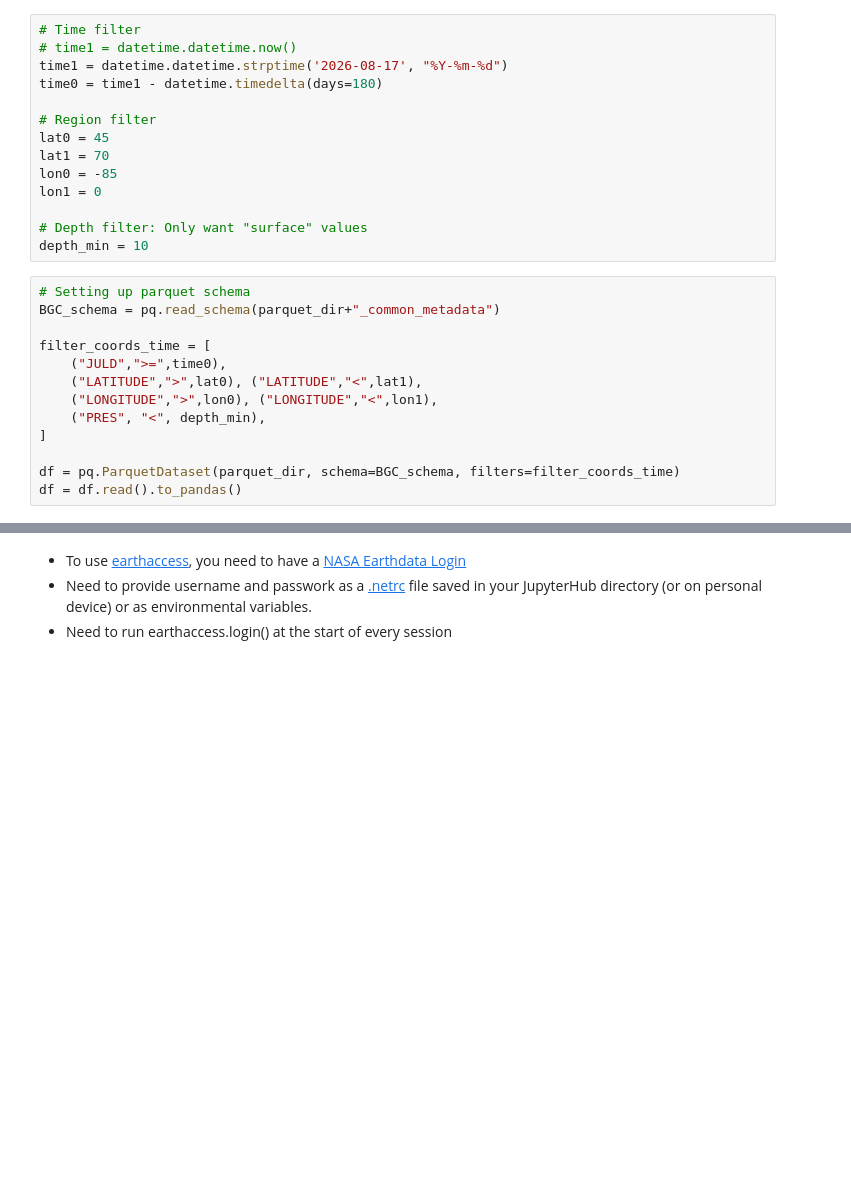
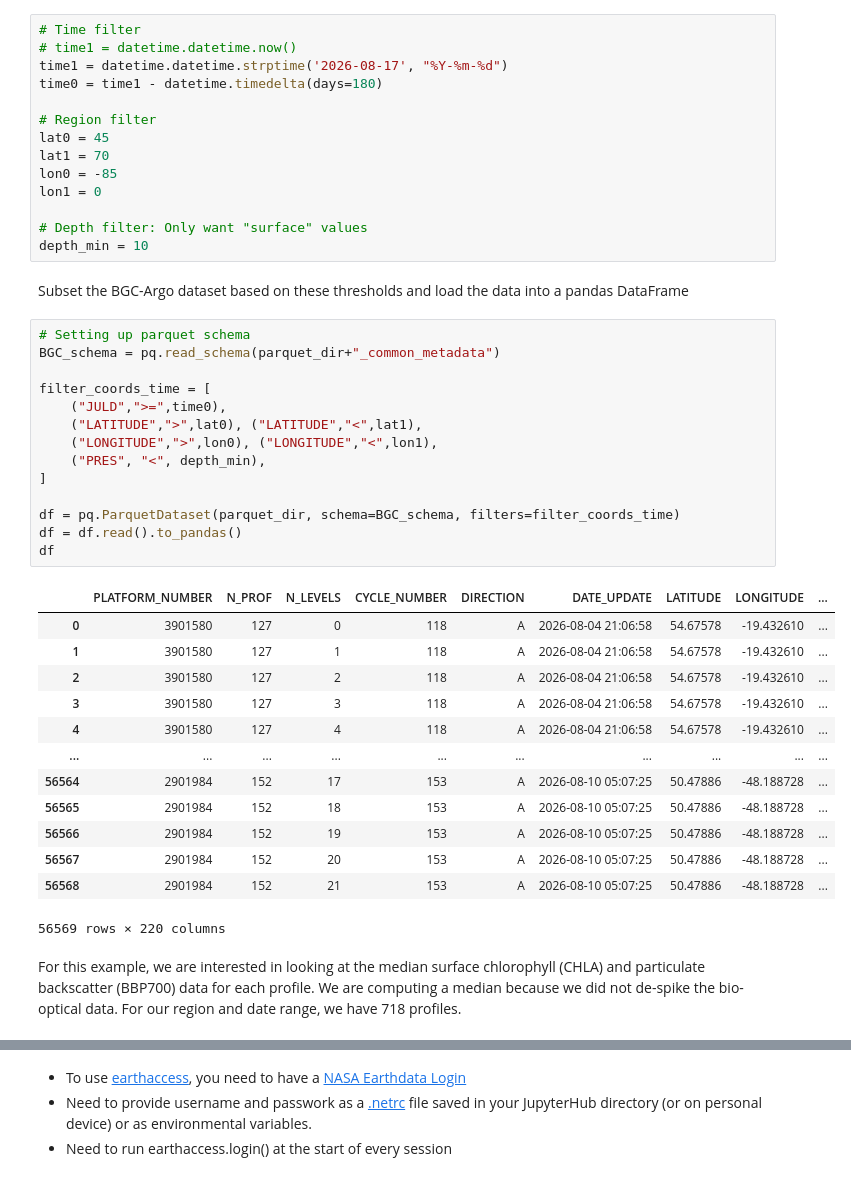
Before and after one commit to ellenrpark/gobgc26_example, a Jupyter notebook: tutorial-remote-sensing.ipynb, the cells around one changed output, grey strips where cells are left out. Saved outputs shown, nothing was run; the diff lists cells and outputs as text; blank space fills up the shorter version.

```diff
--- a/tutorial-remote-sensing.ipynb
+++ b/tutorial-remote-sensing.ipynb
@@ -33,19 +35,38 @@ lon1 = 0
 
 # Depth filter: Only want "surface" values
 depth_min = 10
+# %% [markdown]
+Subset the BGC-Argo dataset based on these thresholds and load the data into a pandas DataFrame
 # %%
 # Setting up parquet schema
 BGC_schema = pq.read_schema(parquet_dir+"_common_metadata")
 
 filter_coords_time = [
     ("JULD",">=",time0),
     ("LATITUDE",">",lat0), ("LATITUDE","<",lat1),
     ("LONGITUDE",">",lon0), ("LONGITUDE","<",lon1),
     ("PRES", "<", depth_min),
 ]
 
 df = pq.ParquetDataset(parquet_dir, schema=BGC_schema, filters=filter_coords_time)
 df = df.read().to_pandas()
+df
+# %% [output]
+|  | PLATFORM_NUMBER | N_PROF | N_LEVELS | CYCLE_NUMBER | DIRECTION | DATE_UPDATE | LATITUDE | LONGITUDE | ... |
+| 0 | 3901580 | 127 | 0 | 118 | A | 2026-08-04 21:06:58 | 54.67578 | -19.432610 | ... |
+| 1 | 3901580 | 127 | 1 | 118 | A | 2026-08-04 21:06:58 | 54.67578 | -19.432610 | ... |
+| 2 | 3901580 | 127 | 2 | 118 | A | 2026-08-04 21:06:58 | 54.67578 | -19.432610 | ... |
+| 3 | 3901580 | 127 | 3 | 118 | A | 2026-08-04 21:06:58 | 54.67578 | -19.432610 | ... |
+| 4 | 3901580 | 127 | 4 | 118 | A | 2026-08-04 21:06:58 | 54.67578 | -19.432610 | ... |
+| ... | ... | ... | ... | ... | ... | ... | ... | ... | ... |
+| 56564 | 2901984 | 152 | 17 | 153 | A | 2026-08-10 05:07:25 | 50.47886 | -48.188728 | ... |
+| 56565 | 2901984 | 152 | 18 | 153 | A | 2026-08-10 05:07:25 | 50.47886 | -48.188728 | ... |
+| 56566 | 2901984 | 152 | 19 | 153 | A | 2026-08-10 05:07:25 | 50.47886 | -48.188728 | ... |
+| 56567 | 2901984 | 152 | 20 | 153 | A | 2026-08-10 05:07:25 | 50.47886 | -48.188728 | ... |
+| 56568 | 2901984 | 152 | 21 | 153 | A | 2026-08-10 05:07:25 | 50.47886 | -48.188728 | ... |
+56569 rows × 220 columns
+# %% [markdown]
+For this example, we are interested in looking at the median surface chlorophyll (CHLA) and particulate backscatter (BBP700) data for each profile. We are computing a median because we did not de-spike the bio-optical data. For our region and date range, we have 718 profiles.
 # %%
 variable_list = ['BBP700','BBP700_QC',  'CHLA','CHLA_QC',
                  'CYCLE_NUMBER',
```
Also changed, not shown: parts of 32 cells of this notebook.
